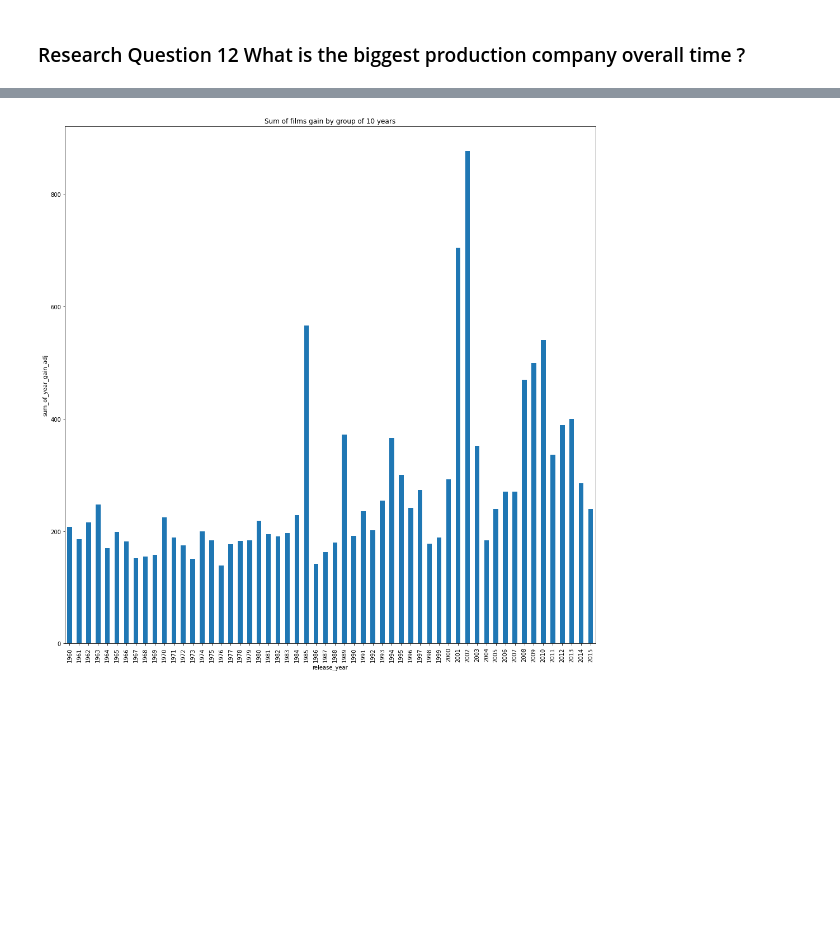
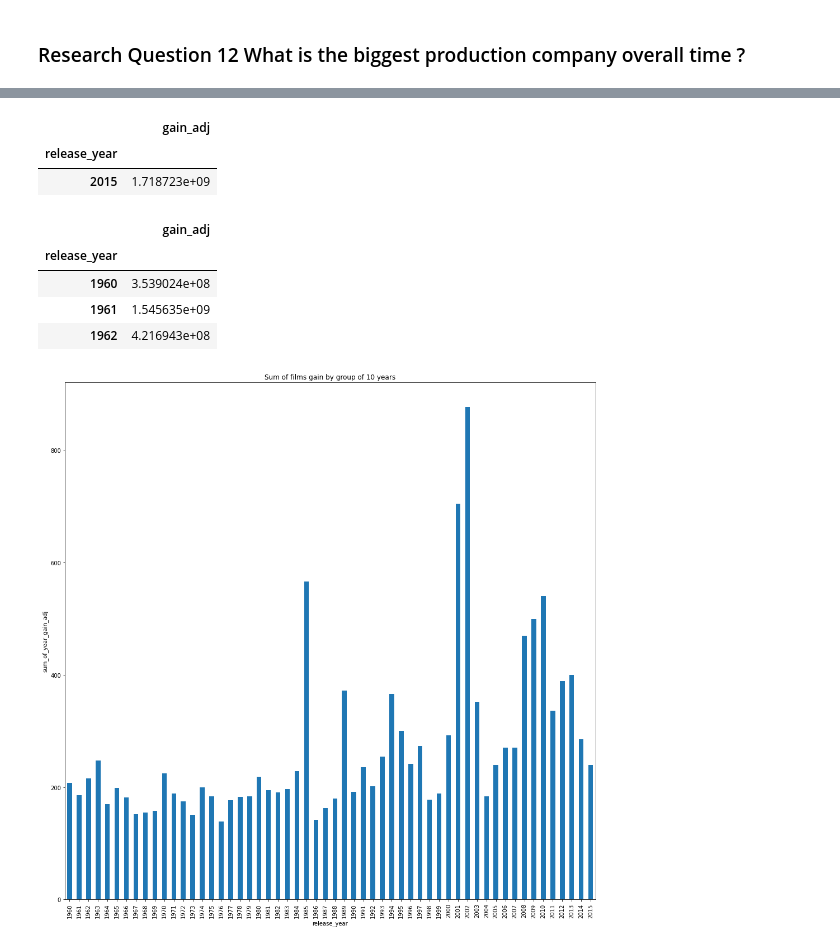
Before and after one commit to temajozias/Udacity-DataAnalystND-P1-Investigate-a-Dataset, a Jupyter notebook: Investigate_a_Dataset.ipynb, the cells around one changed output, grey strips where cells are left out. Drawn from its saved outputs; the diff is of its cells as text; code cells hidden in the pictures; blank space fills up the shorter version.

```diff
--- a/Investigate_a_Dataset.ipynb
+++ b/Investigate_a_Dataset.ipynb
@@ -599,3 +640,17 @@ df.groupby('release_year')['runtime'].max().plot(kind='bar',
+# %%
+df[['release_year', 'gain_adj']].head(30).groupby('release_year').max().iloc[:].tail(60)
+# %% [output]
+|  | gain_adj |
+| release_year |  |
+| 2015 | 1.718723e+09 |
+# %%
+df[['release_year', 'gain_adj']].groupby(['release_year']).max().iloc[0:3]
+# %% [output]
+|  | gain_adj |
+| release_year |  |
+| 1960 | 3.539024e+08 |
+| 1961 | 1.545635e+09 |
+| 1962 | 4.216943e+08 |
 # %%
 df.groupby('release_year')['runtime'].max().plot(kind='bar',
                                                   figsize=(17, 17),
```
Also changed, not shown: parts of 14 cells of this notebook, 4 other files.
